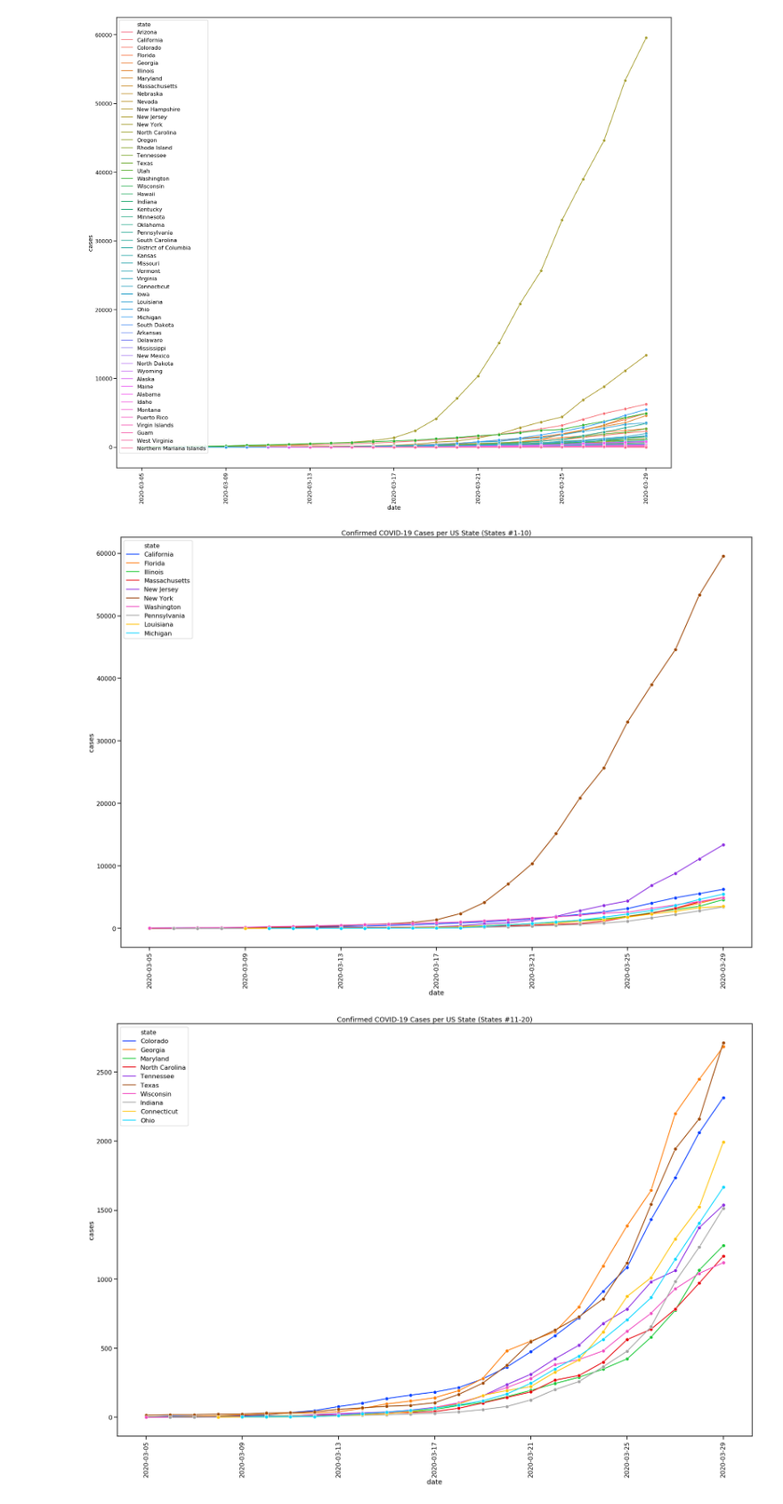
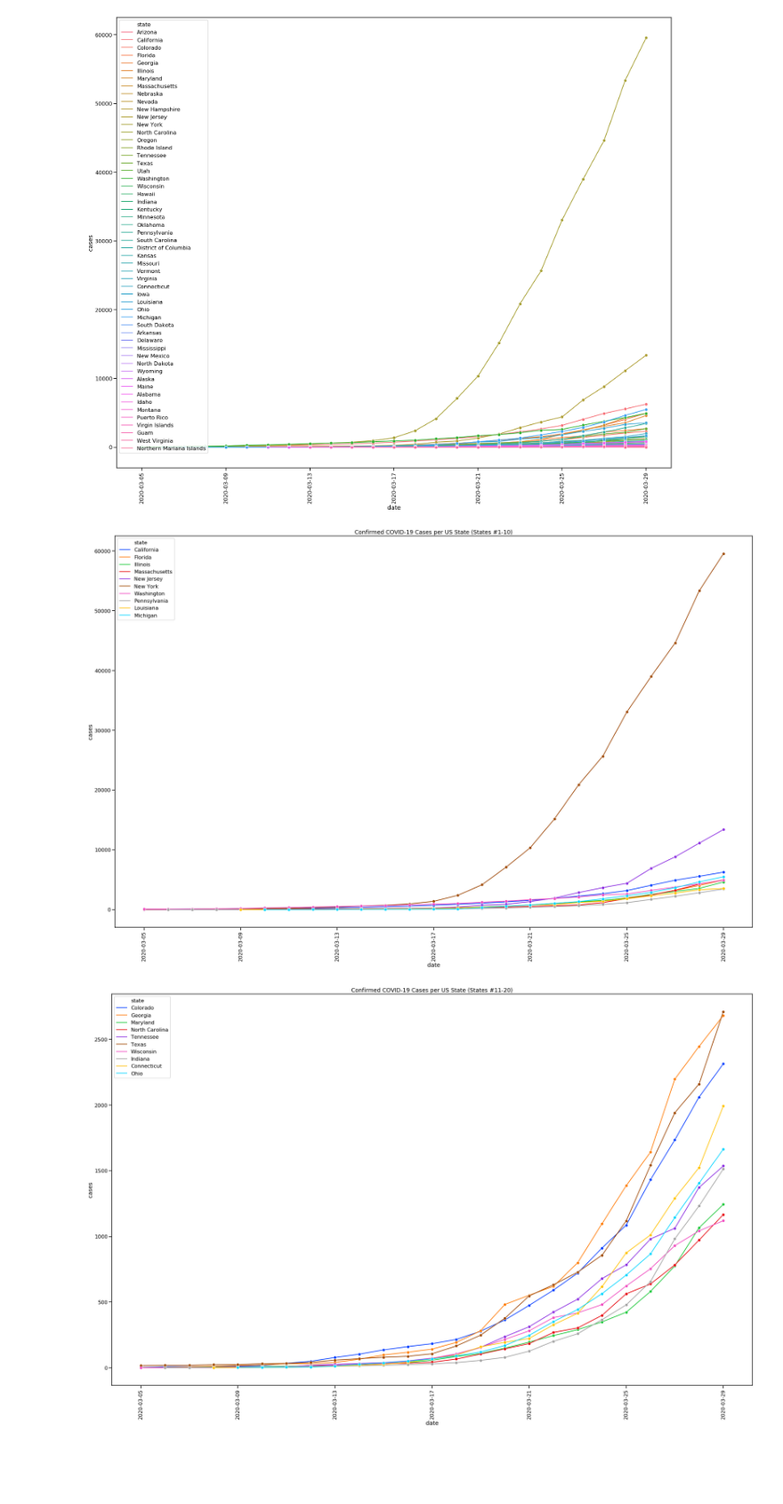
Before and after one commit to muoyo/covid-19-data, a Jupyter notebook: analysis.ipynb, the cells around one changed output. Shown at 89% size. Cells and saved outputs as stored; diff of their text form; code cells hidden in the pictures; blank space fills up the shorter version.

```diff
--- a/analysis.ipynb
+++ b/analysis.ipynb
@@ -16,3 +16,8 @@ sns.set_context(SEABORN_CONTEXT)
 sns.palplot(SEABORN_PALETTE)
 # %% [output]
 [figure]
+# %%
+df_population = pd.read_csv('PEP_2018_PEPANNRES_with_ann.csv', encoding='latin1')
+df_population = df_population.groupby('State', as_index=False)['Population'].sum()
+df_population = df_population.rename(columns={"State": "state", "Population": "population"})
+df_population
@@ -104,5 +137,6 @@ plt.xticks(rotation=90);
 df_states = pd.read_csv('https://raw.githubusercontent.com/nytimes/covid-19-data/master/us-states.csv')
 df_states['date'] = pd.to_datetime(df_states['date'])
 df_states = df_states.loc[df_states['date'] > '2020-03-04']
+df_states = df_states.merge(df_population, how='left', on='state')
 df_states
 # %% [output]
@@ -203,11 +237,13 @@ plt.xticks(rotation=90);
 # %%
 for i, group in enumerate(state_groups):
     states_to_plot = df_states.loc[df_states['state'].isin(group)]
 
     plt.figure(figsize=(30,20))
     sns.lineplot(x=states_to_plot['date'], y=states_to_plot['cases'], hue=states_to_plot['state'], marker='o', ci=False, palette=SEABORN_PALETTE[:len(group)])
     plt.xticks(rotation=90);
     plt.title(f'Confirmed COVID-19 Cases per US State (States #{i*group_size+1}-{i*group_size+len(group)})')
+    plt.tight_layout()
+    plt.show()
 # %% [output]
-[figure, old version]
+[figure, new version]
-[figure, old version]
+[figure, new version]
```
Also changed, not shown: parts of 6 cells of this notebook, 1 other file.
